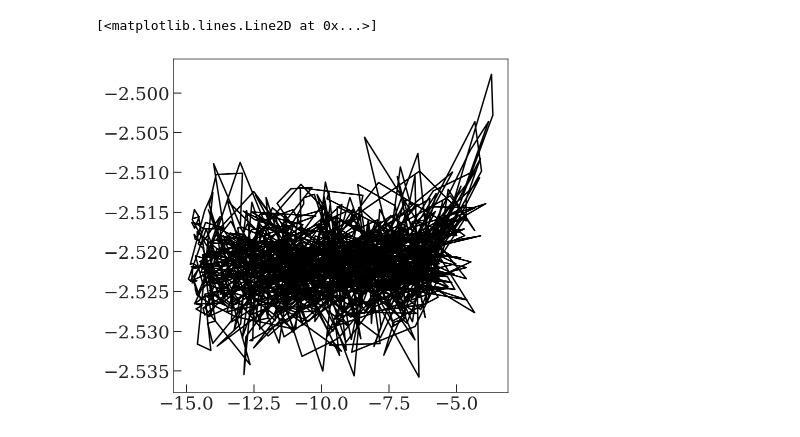
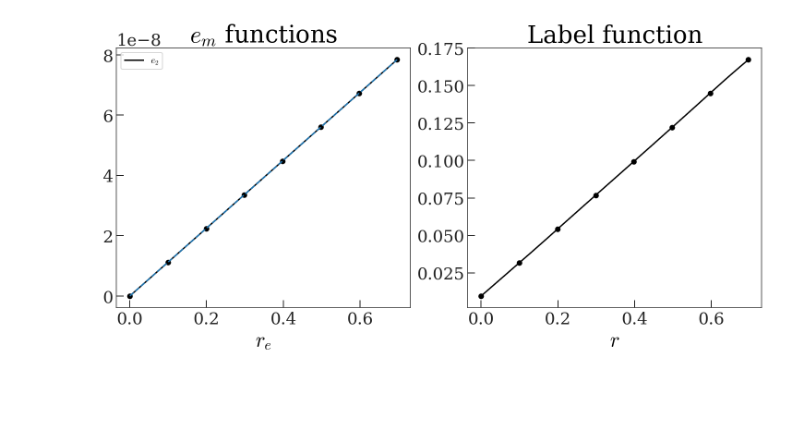
Before and after one commit to adrn/empirical-af, a Jupyter notebook: scripts/Figure-harmonic-oscillator.ipynb, the cells around one changed output. Saved outputs shown, nothing was run; the diff lists cells and outputs as text; code cells hidden in the pictures; blank space fills up the shorter version.

```diff
--- a/scripts/Figure-harmonic-oscillator.ipynb
+++ b/scripts/Figure-harmonic-oscillator.ipynb
@@ -272,2 +69,0 @@ res.params
-# %%
-states, mcmc_samples = model.run_mcmc(bdata, p0=res.params, label_name="mgfe")
@@ -288,9 +70,4 @@ plt.plot(
-# %%
-plt.plot(
-    states.position["e_params"][2]["vals"][:, 0],
-    states.position["ln_Omega0"],
-    marker="",
-)
-# %% [output]
-[<matplotlib.lines.Line2D at 0x...>]
-[figure, removed]
+# %%
+_ = plot_spline_functions(model, res_params)
+# %% [output]
+[figure, added]
```
Also changed, not shown: parts of 45 cells of this notebook, 2 other files.
